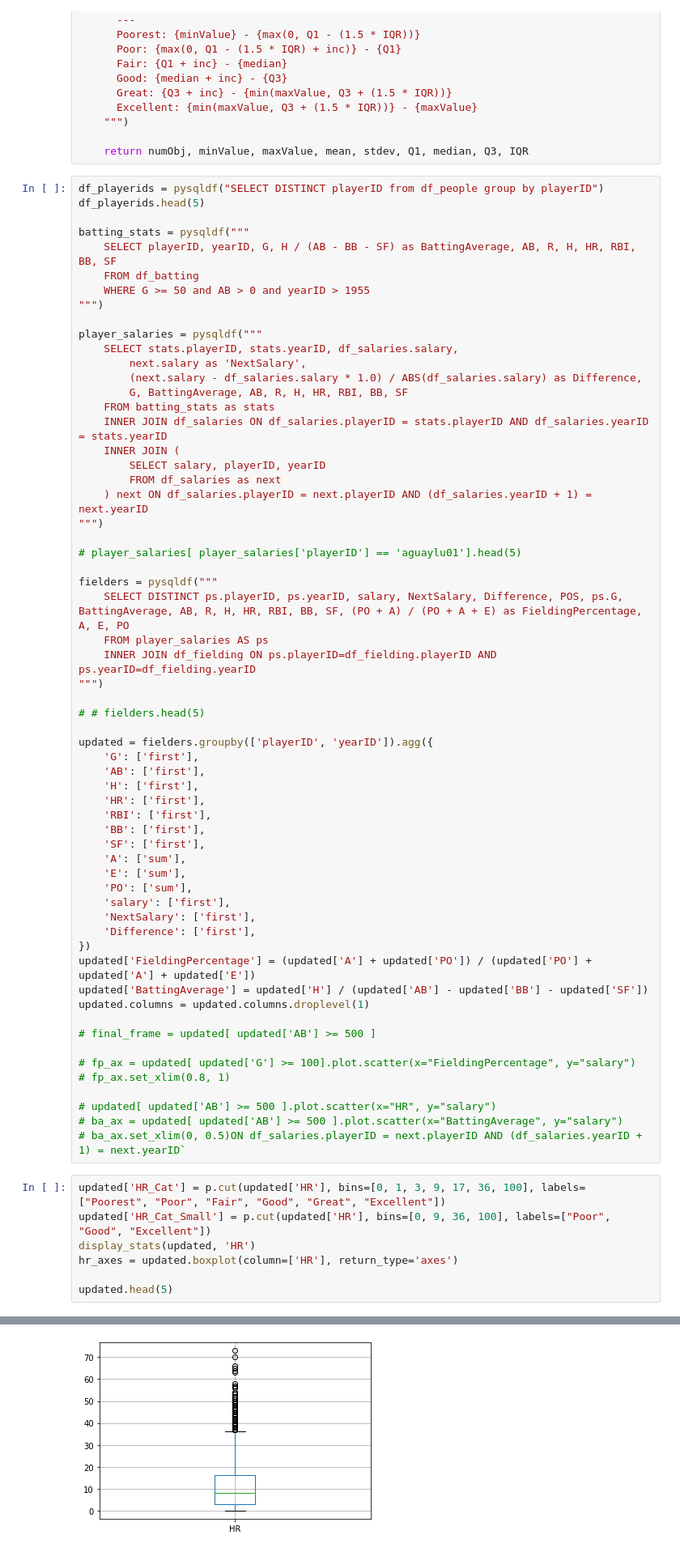
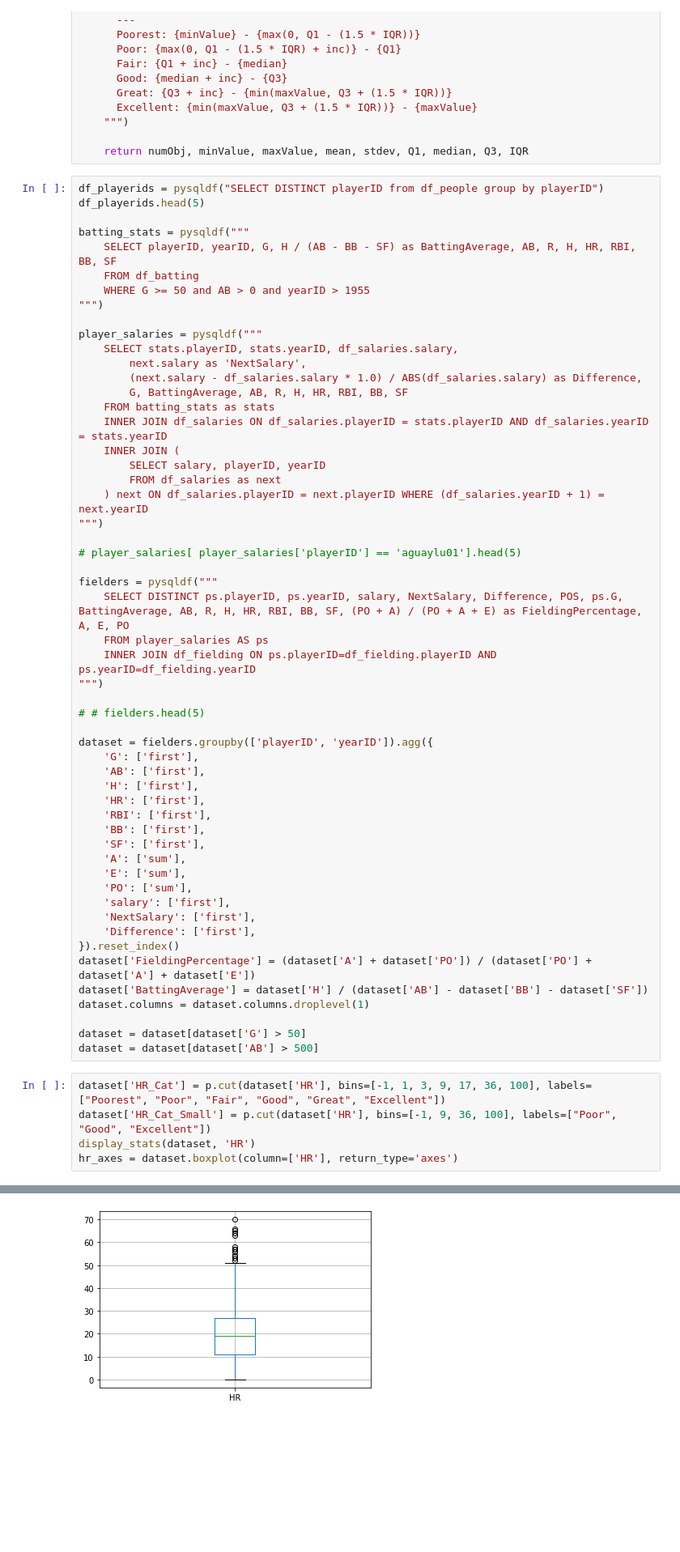
Before and after one commit to Chernide/BaseballPredictorCSCI-5502, a Jupyter notebook: salary/SalaryAnalysis.ipynb, the cells around one changed output, grey strips where cells are left out. Shown: that part at 81% size. Saved outputs shown, nothing was run; the diff lists cells and outputs as text; blank space fills up the shorter version.

```diff
--- a/salary/SalaryAnalysis.ipynb
+++ b/salary/SalaryAnalysis.ipynb
@@ -83,7 +83,7 @@ player_salaries = pysqldf("""
     INNER JOIN (
         SELECT salary, playerID, yearID
         FROM df_salaries as next
-    ) next ON df_salaries.playerID = next.playerID AND (df_salaries.yearID + 1) = next.yearID
+    ) next ON df_salaries.playerID = next.playerID WHERE (df_salaries.yearID + 1) = next.yearID
 """)
 
 # player_salaries[ player_salaries['playerID'] == 'aguaylu01'].head(5)
@@ -96,7 +96,7 @@ fielders = pysqldf("""
 
 # # fielders.head(5)
 
-updated = fielders.groupby(['playerID', 'yearID']).agg({
+dataset = fielders.groupby(['playerID', 'yearID']).agg({
     'G': ['first'],
     'AB': ['first'],
     'H': ['first'],
@@ -110,25 +110,17 @@ updated = fielders.groupby(['playerID', 'yearID']).agg({
     'salary': ['first'],
     'NextSalary': ['first'],
     'Difference': ['first'],
-})
-updated['FieldingPercentage'] = (updated['A'] + updated['PO']) / (updated['PO'] + updated['A'] + updated['E'])
-updated['BattingAverage'] = updated['H'] / (updated['AB'] - updated['BB'] - updated['SF'])
-updated.columns = updated.columns.droplevel(1)
+}).reset_index()
+dataset['FieldingPercentage'] = (dataset['A'] + dataset['PO']) / (dataset['PO'] + dataset['A'] + dataset['E'])
+dataset['BattingAverage'] = dataset['H'] / (dataset['AB'] - dataset['BB'] - dataset['SF'])
+dataset.columns = dataset.columns.droplevel(1)
 
-# final_frame = updated[ updated['AB'] >= 500 ]
-
-# fp_ax = updated[ updated['G'] >= 100].plot.scatter(x="FieldingPercentage", y="salary")
-# fp_ax.set_xlim(0.8, 1)
-
-# updated[ updated['AB'] >= 500 ].plot.scatter(x="HR", y="salary")
-# ba_ax = updated[ updated['AB'] >= 500 ].plot.scatter(x="BattingAverage", y="salary")
-# ba_ax.set_xlim(0, 0.5)ON df_salaries.playerID = next.playerID AND (df_salaries.yearID + 1) = next.yearID`
+dataset = dataset[dataset['G'] > 50]
+dataset = dataset[dataset['AB'] > 500]
 # %%
-updated['HR_Cat'] = p.cut(updated['HR'], bins=[0, 1, 3, 9, 17, 36, 100], labels=["Poorest", "Poor", "Fair", "Good", "Great", "Excellent"])
-updated['HR_Cat_Small'] = p.cut(updated['HR'], bins=[0, 9, 36, 100], labels=["Poor", "Good", "Excellent"])
-display_stats(updated, 'HR')
-hr_axes = updated.boxplot(column=['HR'], return_type='axes')
-
-updated.head(5)
+dataset['HR_Cat'] = p.cut(dataset['HR'], bins=[-1, 1, 3, 9, 17, 36, 100], labels=["Poorest", "Poor", "Fair", "Good", "Great", "Excellent"])
+dataset['HR_Cat_Small'] = p.cut(dataset['HR'], bins=[-1, 9, 36, 100], labels=["Poor", "Good", "Excellent"])
+display_stats(dataset, 'HR')
+hr_axes = dataset.boxplot(column=['HR'], return_type='axes')
 # %% [output]
       Min Value: 0
@@ -156,2 +141,2 @@ updated.head(5)
-[figure, old version]
+[figure, new version]
 # %%
```
Also changed, not shown: parts of 7 cells of this notebook.
